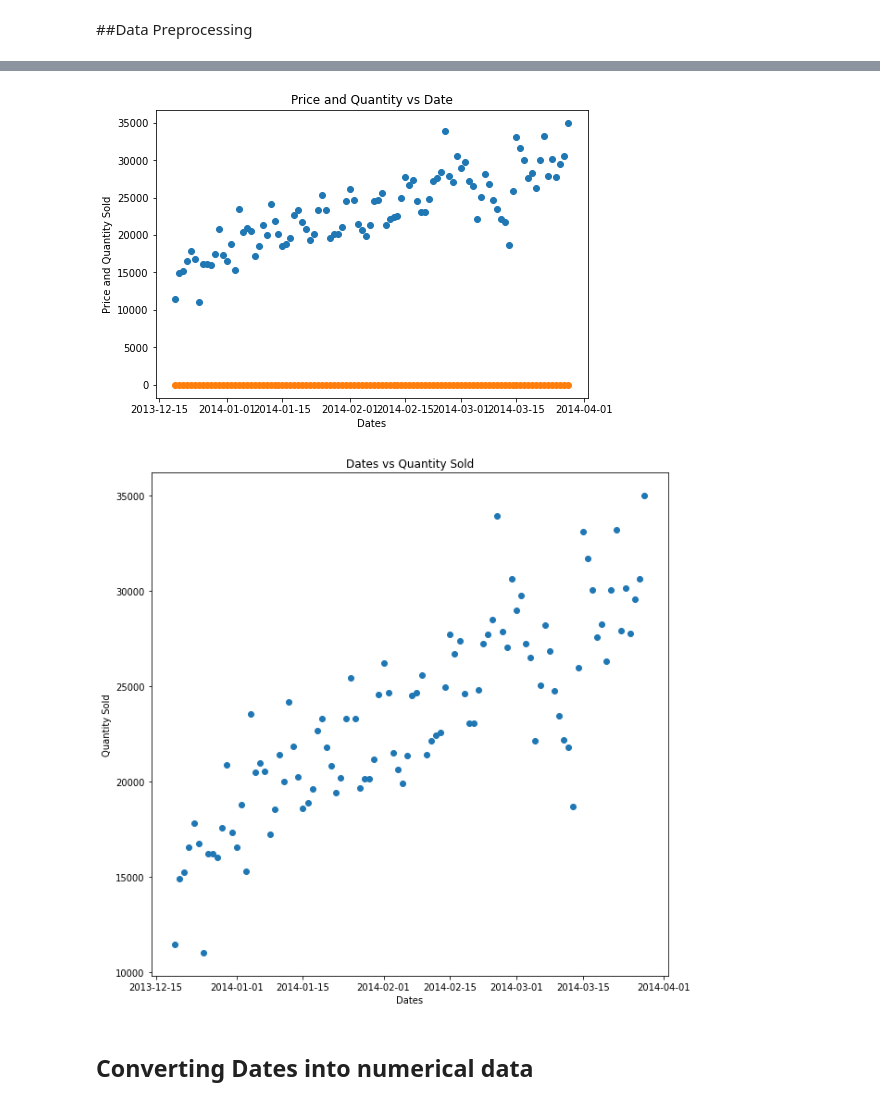
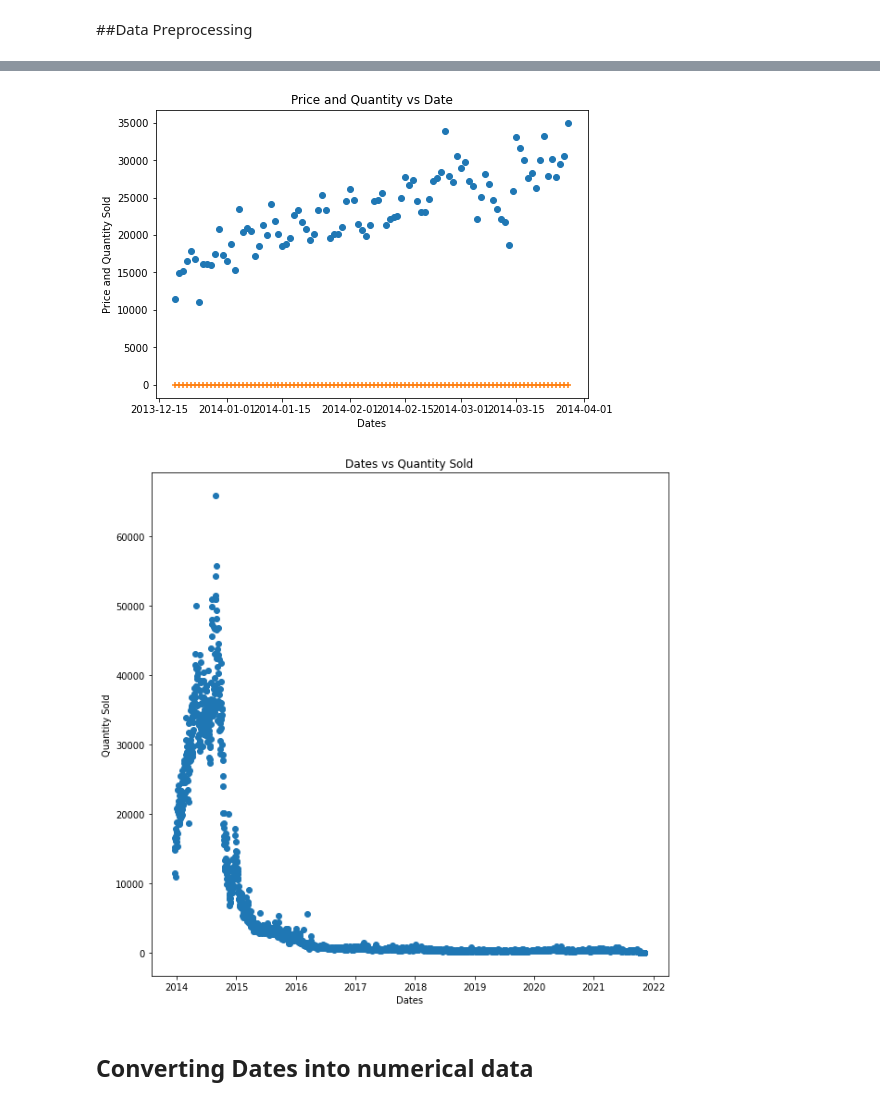
Before and after one commit to basharbme/Steam_Price_Predictor, a Jupyter notebook: ML/Predictor_Regression.ipynb, the cells around one changed output, grey strips where cells are left out. Saved outputs shown, nothing was run; the diff lists cells and outputs as text; code cells hidden in the pictures.

```diff
--- a/ML/Predictor_Regression.ipynb
+++ b/ML/Predictor_Regression.ipynb
@@ -12,7 +14,7 @@ from sklearn.model_selection import train_test_split
 item_name = "Winter Offensive Weapon Case" #@param ["Horizon case", "Spectrum 2 Case", "Operation Hydra Case", "Spectrum Case", "Glove Case", "Gamma 2 Case", "Gamma Case", "Chroma 3 Case", "Operation Wildfire Case", "Revolver Case", "Shadow Case", "Falchion Case", "Chroma 2 Case", "Chroma Case", "Operation Vanguard Weapon Case", "Operation Breakout Weapon Case", "Huntsman Weapon Case", "Operation Phoenix Weapon Case", "Winter Offensive Weapon Case", "Prisma 2 Case", "Chicken Capsule", "Prisma Case", "Danger Zone Case", "Sticker Capsule 2", "Sticker Capsule", "Snakebite Case", "Operation Broken Fang Case", "Fracture Case", "Shattered Web Case", "Clutch Case"]
 # %%
 name='/content/drive/MyDrive/College_Project/Steam_scrapper/Database_of_items_price/'+item_name+'.csv'
-item=pd.read_csv('/content/drive/MyDrive/College_Project/Steam_scrapper/Database_of_items_price/Winter Offensive Weapon Case.csv')
+item=pd.read_csv(name)
 # %%
 item.tail(3)
 # %% [output]
@@ -134,23 +179,23 @@ sns.heatmap(cm, annot=True)
 #scatter plot
 fig=plt.figure()
 ax=fig.add_axes([0,0,1,1])
-ax.scatter(item['Date'][:100], item['Quatity Sold'][:100])
-ax.scatter(item['Date'][:100], item['Price'][:100])
+ax.scatter(item['Date'][:100], item['Quantity Sold'][:100])
+ax.scatter(item['Date'][:100], item['Price'][:100], marker='+')
 ax.set_xlabel('Dates')
 ax.set_ylabel('Price and Quantity Sold')
 ax.set_title('Price and Quantity vs Date')
 plt.show()
 # %% [output]
-[figure, old version]
+[figure, new version]
 # %%
 plt.figure(figsize=(10,10))
 plt.xlabel('Dates')
 plt.ylabel('Quantity Sold')
 plt.title('Dates vs Quantity Sold')
-plt.scatter(item['Date'][:100],item['Quatity Sold'][:100])
+plt.scatter(item['Date'],item['Quantity Sold'])
 plt.show()
 # %% [output]
-[figure, old version]
+[figure, new version]
 # %% [markdown]
 ## Converting Dates into numerical data
 # %%
```
Also changed, not shown: parts of 35 cells of this notebook, 3 other files.
